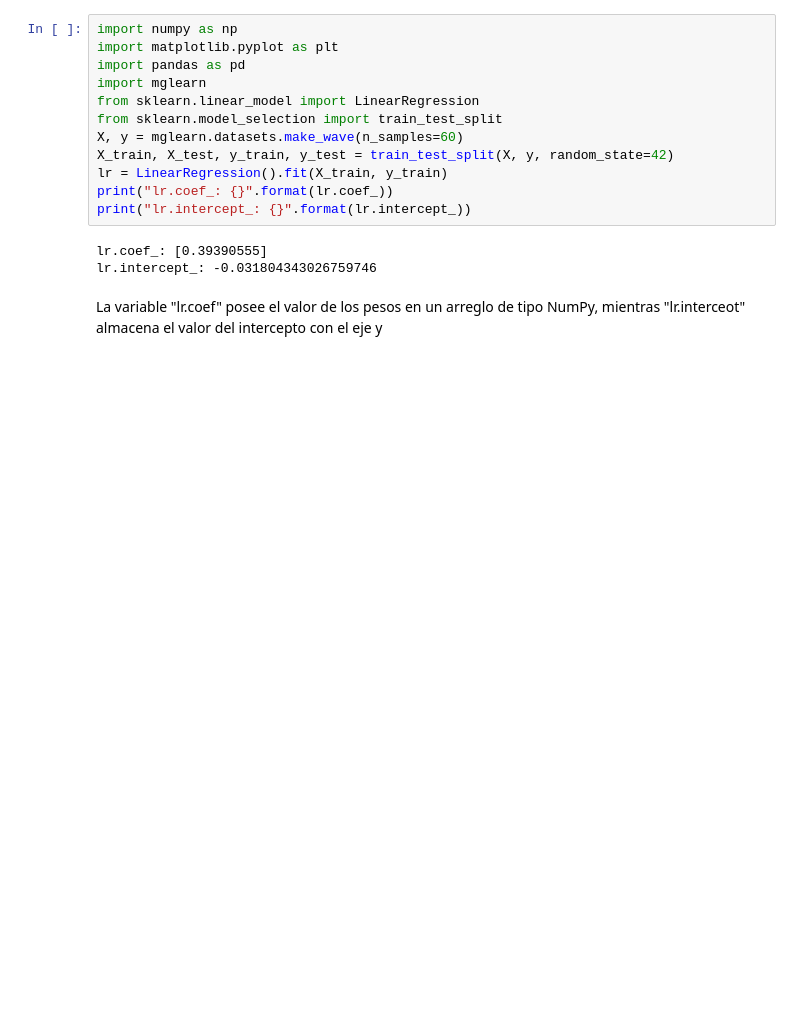
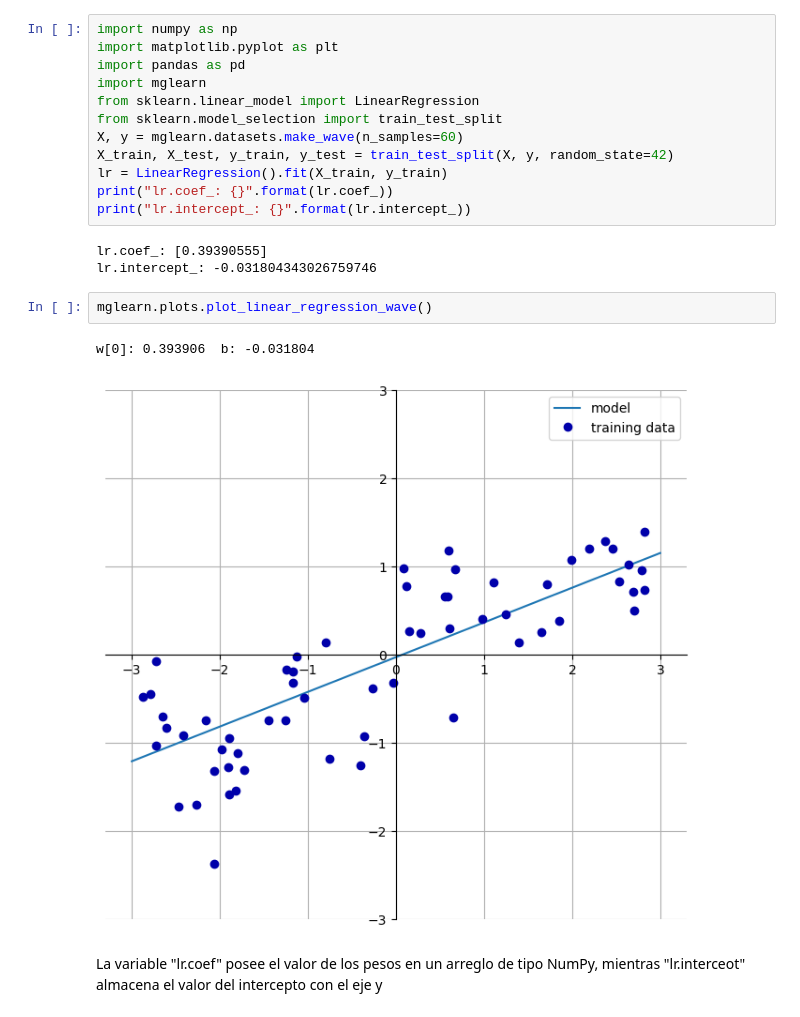
Before and after one commit to DanielCadavid/InteligenciaArtificial, a Jupyter notebook: aprendizajesupervisado.ipynb, the cells around one changed output. Cells and saved outputs as stored; diff of their text form; blank space fills up the shorter version.

```diff
--- a/aprendizajesupervisado.ipynb
+++ b/aprendizajesupervisado.ipynb
@@ -45,6 +45,11 @@ print("lr.intercept_: {}".format(lr.intercept_))
 # %% [output]
 lr.coef_: [0.39390555]
 lr.intercept_: -0.031804343026759746
+# %%
+mglearn.plots.plot_linear_regression_wave()
+# %% [output]
+w[0]: 0.393906  b: -0.031804
+[figure, added]
 # %% [markdown]
 La variable "lr.coef" posee el valor de los pesos en un arreglo de tipo NumPy, mientras "lr.interceot" almacena el valor del intercepto con el eje y
 # %% [markdown]
```
Also changed, not shown: parts of 2 cells of this notebook.
